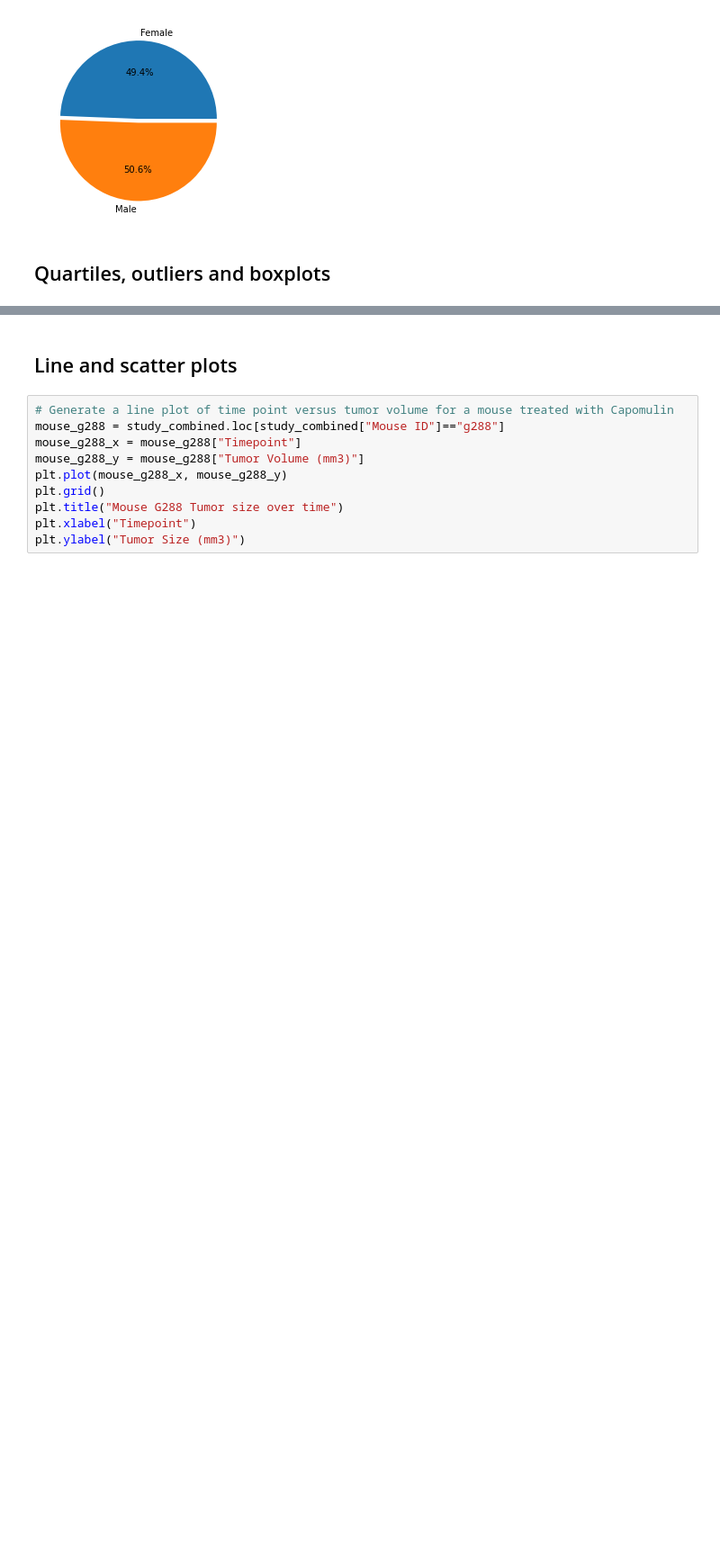
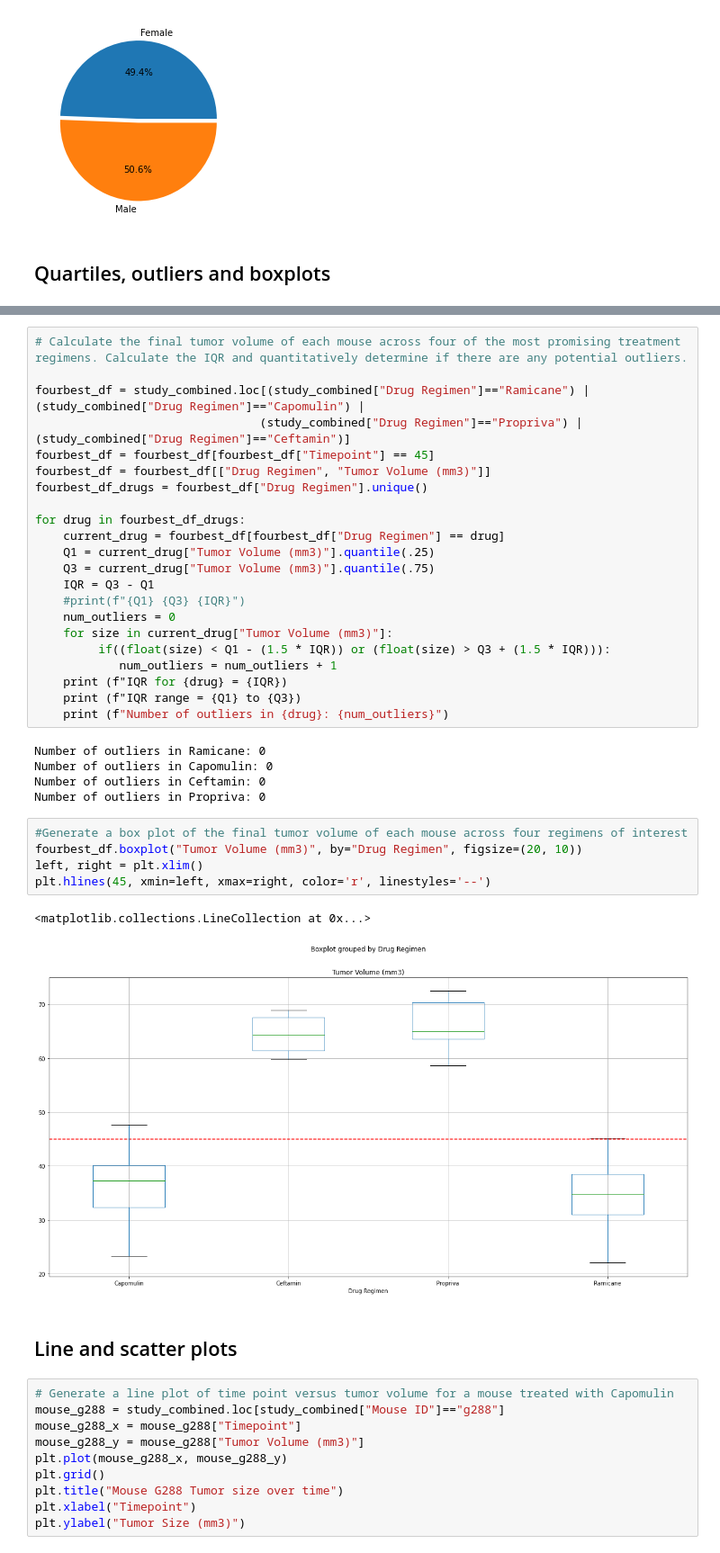
Before and after one commit to briantparish/homework_matplotlib, a Jupyter notebook: pymaceuticals_starter.ipynb, the cells around one changed output, grey strips where cells are left out. Shown at 90% size. Cells and saved outputs as stored; diff of their text form; blank space fills up the shorter version.

```diff
--- a/pymaceuticals_starter.ipynb
+++ b/pymaceuticals_starter.ipynb
@@ -194,3 +106,38 @@ Text(0, 0.5, 'Tumor Volume (mm3)')
+# %%
+# Calculate the final tumor volume of each mouse across four of the most promising treatment regimens. Calculate the IQR and quantitatively determine if there are any potential outliers.
+
+fourbest_df = study_combined.loc[(study_combined["Drug Regimen"]=="Ramicane") | (study_combined["Drug Regimen"]=="Capomulin") |
+                                (study_combined["Drug Regimen"]=="Propriva") | (study_combined["Drug Regimen"]=="Ceftamin")]
+fourbest_df = fourbest_df[fourbest_df["Timepoint"] == 45]
+fourbest_df = fourbest_df[["Drug Regimen", "Tumor Volume (mm3)"]]
+fourbest_df_drugs = fourbest_df["Drug Regimen"].unique()
+
+for drug in fourbest_df_drugs:
+    current_drug = fourbest_df[fourbest_df["Drug Regimen"] == drug]
+    Q1 = current_drug["Tumor Volume (mm3)"].quantile(.25)
+    Q3 = current_drug["Tumor Volume (mm3)"].quantile(.75)
+    IQR = Q3 - Q1
+    #print(f"{Q1} {Q3} {IQR}")
+    num_outliers = 0
+    for size in current_drug["Tumor Volume (mm3)"]:
+         if((float(size) < Q1 - (1.5 * IQR)) or (float(size) > Q3 + (1.5 * IQR))):
+            num_outliers = num_outliers + 1
+    print (f"IQR for {drug} = {IQR})
+    print (f"IQR range = {Q1} to {Q3})
+    print (f"Number of outliers in {drug}: {num_outliers}")
+# %% [output]
+Number of outliers in Ramicane: 0
+Number of outliers in Capomulin: 0
+Number of outliers in Ceftamin: 0
+Number of outliers in Propriva: 0
+# %%
+#Generate a box plot of the final tumor volume of each mouse across four regimens of interest
+fourbest_df.boxplot("Tumor Volume (mm3)", by="Drug Regimen", figsize=(20, 10))
+left, right = plt.xlim()
+plt.hlines(45, xmin=left, xmax=right, color='r', linestyles='--')
+# %% [output]
+<matplotlib.collections.LineCollection at 0x...>
+[figure, added]
 # %% [markdown]
 ## Line and scatter plots
 # %%
```
Also changed, not shown: parts of 4 cells of this notebook.
